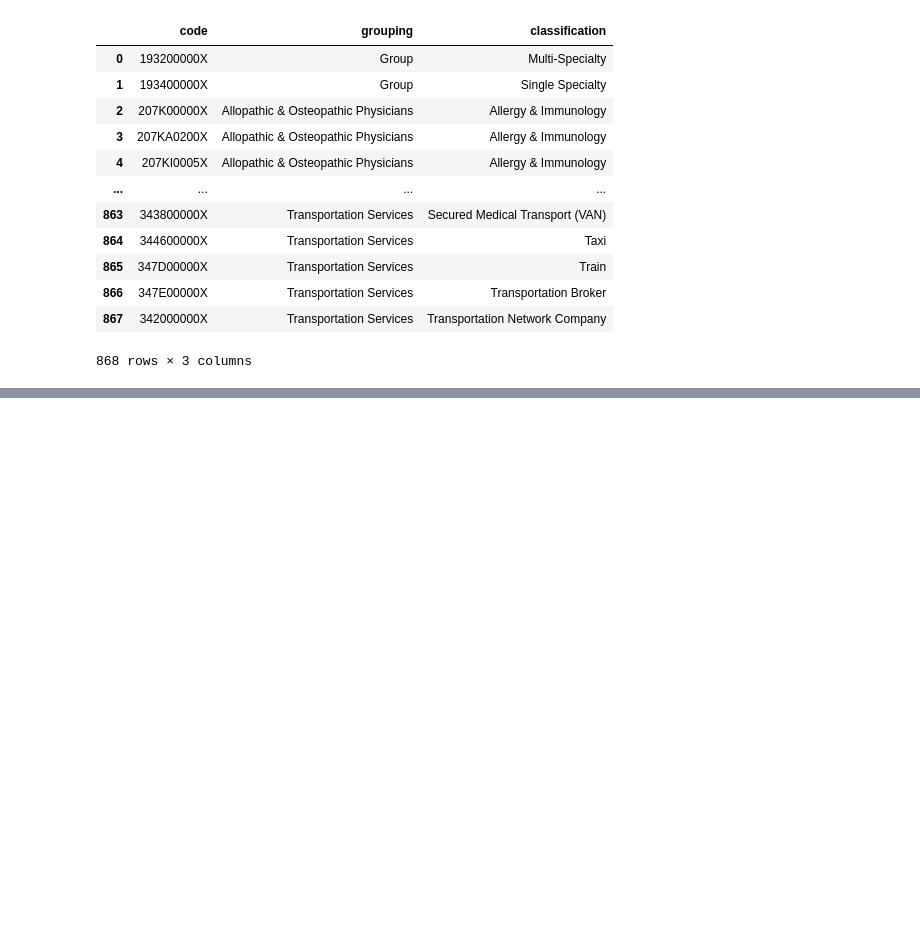
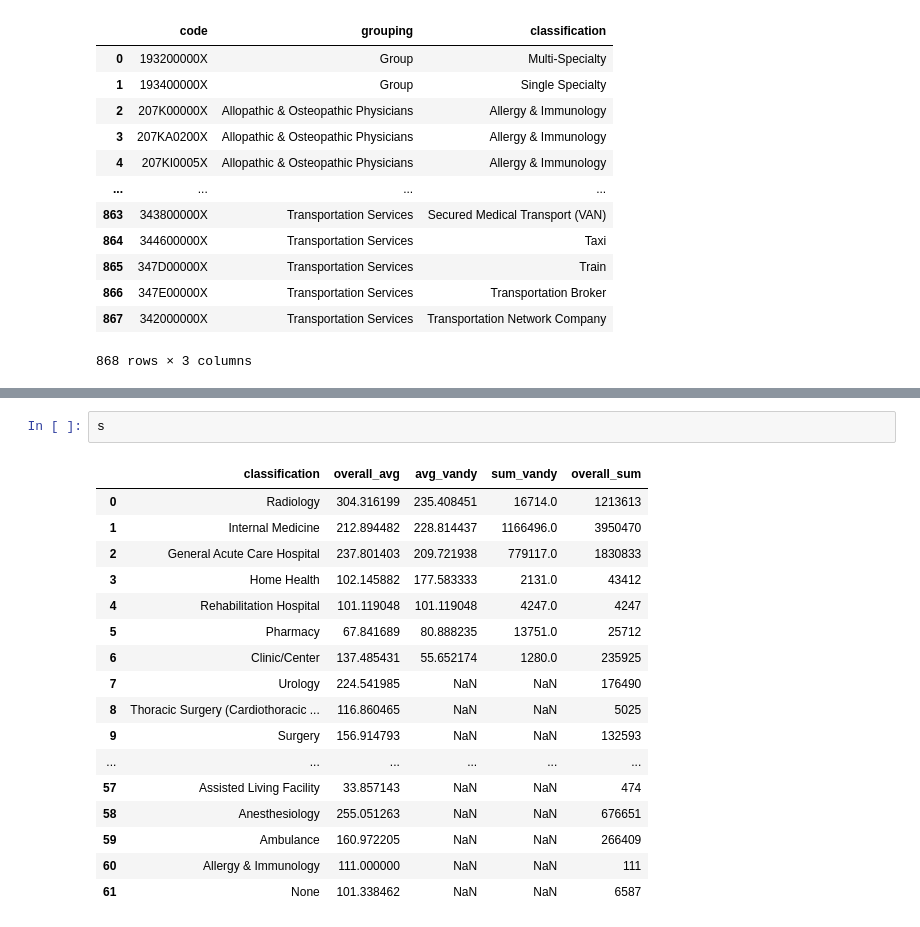
Before and after one commit to nss-data-science-cohort-5/hop_team-corndogs, a Jupyter notebook: Hop _team.ipynb, the cells around one changed output, grey strips where cells are left out. Cells and saved outputs as stored; diff of their text form; blank space fills up the shorter version.

```diff
--- a/Hop _team.ipynb
+++ b/Hop _team.ipynb
@@ -219,0 +371,20 @@ db.close()
+# %%
+s
+# %% [output]
+|  | classification | overall_avg | avg_vandy | sum_vandy | overall_sum |
+| 0 | Radiology | 304.316199 | 235.408451 | 16714.0 | 1213613 |
+| 1 | Internal Medicine | 212.894482 | 228.814437 | 1166496.0 | 3950470 |
+| 2 | General Acute Care Hospital | 237.801403 | 209.721938 | 779117.0 | 1830833 |
+| 3 | Home Health | 102.145882 | 177.583333 | 2131.0 | 43412 |
+| 4 | Rehabilitation Hospital | 101.119048 | 101.119048 | 4247.0 | 4247 |
+| 5 | Pharmacy | 67.841689 | 80.888235 | 13751.0 | 25712 |
+| 6 | Clinic/Center | 137.485431 | 55.652174 | 1280.0 | 235925 |
+| 7 | Urology | 224.541985 | NaN | NaN | 176490 |
+| 8 | Thoracic Surgery (Cardiothoracic ... | 116.860465 | NaN | NaN | 5025 |
+| 9 | Surgery | 156.914793 | NaN | NaN | 132593 |
+| ... | ... | ... | ... | ... | ... |
+| 57 | Assisted Living Facility | 33.857143 | NaN | NaN | 474 |
+| 58 | Anesthesiology | 255.051263 | NaN | NaN | 676651 |
+| 59 | Ambulance | 160.972205 | NaN | NaN | 266409 |
+| 60 | Allergy & Immunology | 111.000000 | NaN | NaN | 111 |
+| 61 | None | 101.338462 | NaN | NaN | 6587 |
```
Also changed, not shown: parts of 27 cells of this notebook.
